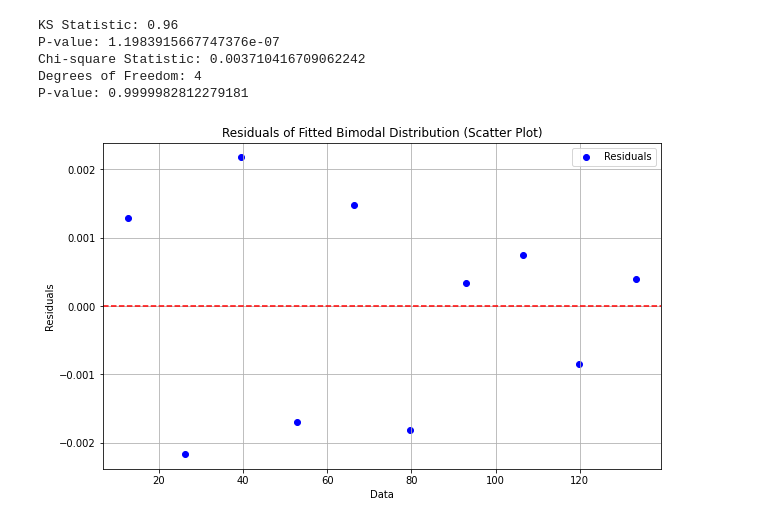
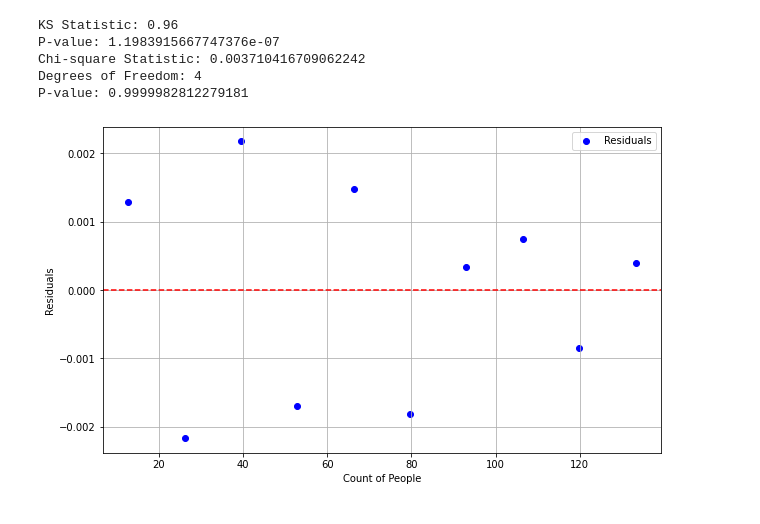
Before and after one commit to beavargas/Festivals-simulation-FYP, a Jupyter notebook: case_study_clean.ipynb, the cells around one changed output. Cells and saved outputs as stored; diff of their text form; code cells hidden in the pictures.

```diff
--- a/case_study_clean.ipynb
+++ b/case_study_clean.ipynb
@@ -123,19 +123,19 @@ P-value: 0.9999982812279181
 # %%
 # Step 5: Calculate the fitted histogram values
 fitted_values = bimodal_gaussian(bin_centers, *popt)
 
 # Step 6: Calculate the residuals
 residuals = hist_values - fitted_values
 
 # Plot the residuals as a scatter plot
 plt.figure(figsize=(10, 6))
 plt.scatter(bin_centers, residuals, color='blue', label='Residuals')
 plt.axhline(y=0, color='red', linestyle='--')  # Add a horizontal line at y=0 for reference
-plt.xlabel('Data')
+plt.xlabel('Count of People')
 plt.ylabel('Residuals')
-plt.title('Residuals of Fitted Bimodal Distribution (Scatter Plot)')
+#plt.title('Residuals of Fitted Bimodal Distribution (Scatter Plot)')
 plt.legend()
 plt.grid(True)
 # plt.show()
 # %% [output]
-[figure, old version]
+[figure, new version]
```
Also changed, not shown: parts of 1 cell of this notebook, 3 other files.
